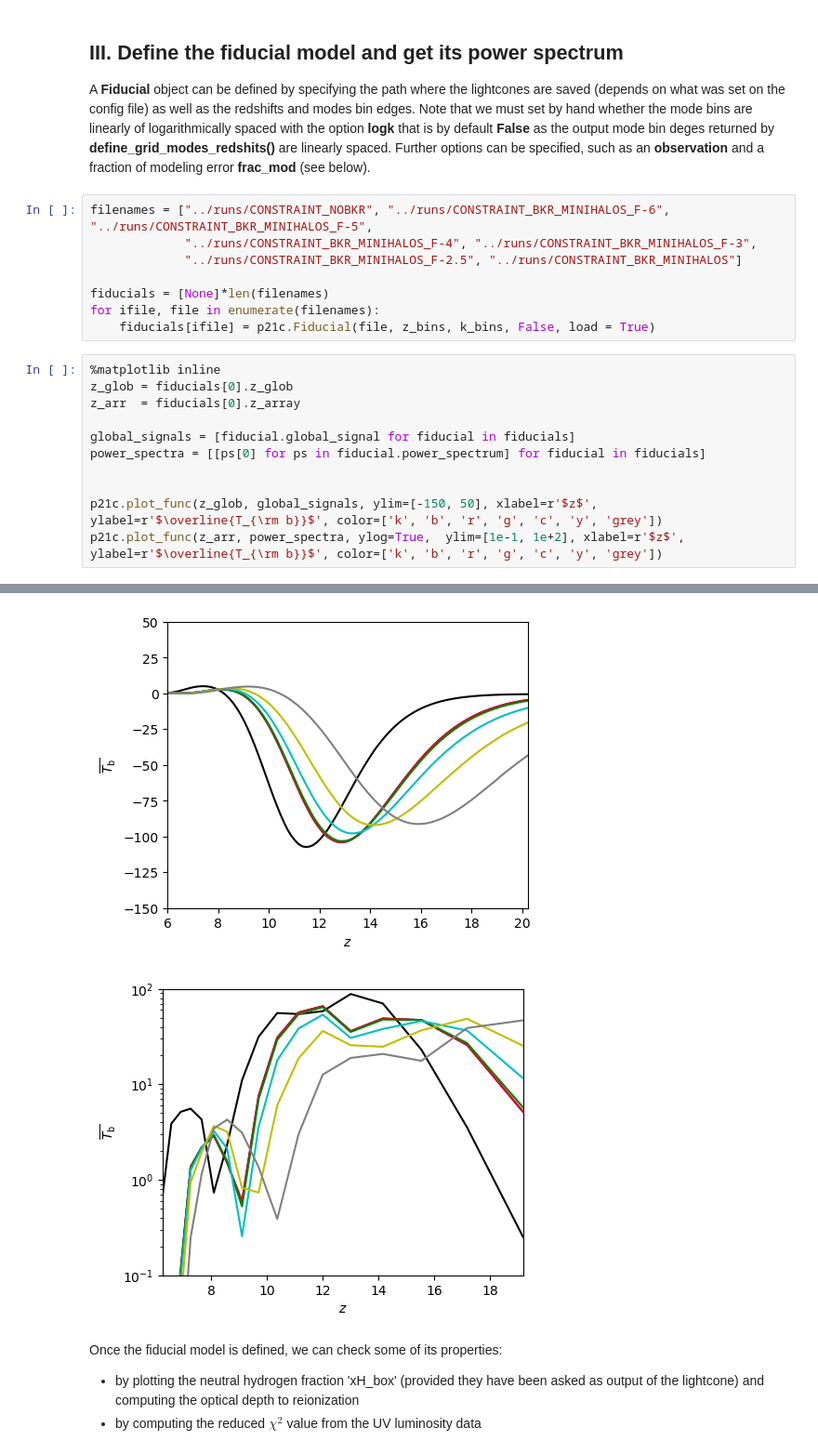
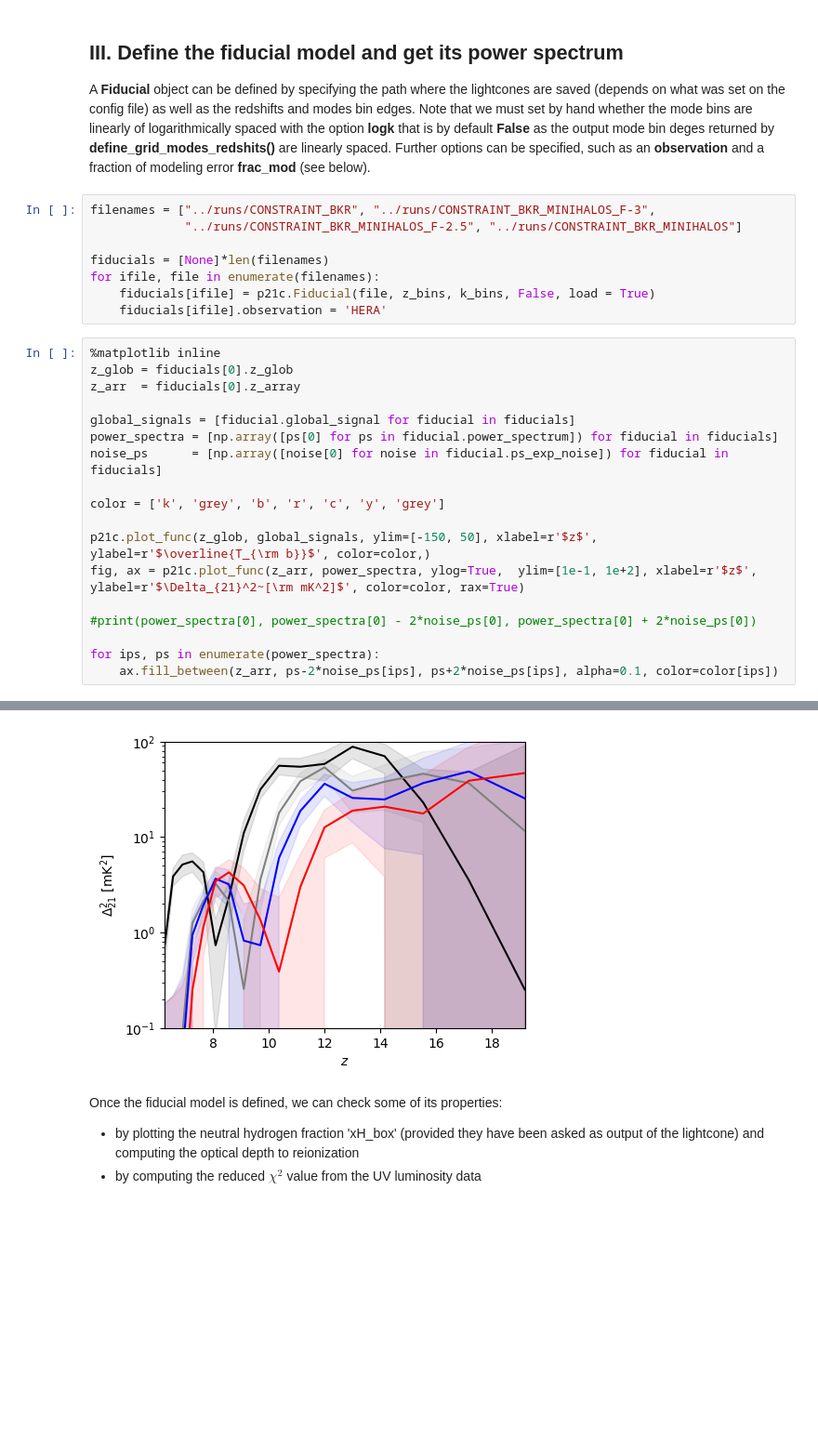
Before and after one commit to gaetanfacchinetti/21cmCAST, a Jupyter notebook: scripts/exec/test_minihalos.ipynb, the cells around one changed output, grey strips where cells are left out. Shown: that part at 93% size. Drawn from its saved outputs; the diff is of its cells as text; blank space fills up the shorter version.

```diff
--- a/scripts/exec/test_minihalos.ipynb
+++ b/scripts/exec/test_minihalos.ipynb
@@ -45,22 +45,29 @@ The mode bin edges are: [0.1        0.15329426 0.20658851 0.25988277 0.31317703
 
 A **Fiducial** object can be defined by specifying the path where the lightcones are saved (depends on what was set on the config file) as well as  the redshifts and modes bin edges. Note that we must set by hand whether the mode bins are linearly of logarithmically spaced with the option **logk**  that is by default **False** as the output mode bin deges returned by **define\_grid\_modes\_redshits()** are linearly spaced. Further options can be specified, such as an **observation**  and a fraction of modeling error **frac\_mod** (see below).
 # %%
-filenames = ["../runs/CONSTRAINT_NOBKR", "../runs/CONSTRAINT_BKR_MINIHALOS_F-6", "../runs/CONSTRAINT_BKR_MINIHALOS_F-5",
-             "../runs/CONSTRAINT_BKR_MINIHALOS_F-4", "../runs/CONSTRAINT_BKR_MINIHALOS_F-3",
+filenames = ["../runs/CONSTRAINT_BKR", "../runs/CONSTRAINT_BKR_MINIHALOS_F-3",
              "../runs/CONSTRAINT_BKR_MINIHALOS_F-2.5", "../runs/CONSTRAINT_BKR_MINIHALOS"]
 
 fiducials = [None]*len(filenames)
 for ifile, file in enumerate(filenames):
     fiducials[ifile] = p21c.Fiducial(file, z_bins, k_bins, False, load = True)
+    fiducials[ifile].observation = 'HERA'
 # %%
 %matplotlib inline
 z_glob = fiducials[0].z_glob
 z_arr  = fiducials[0].z_array
 
 global_signals = [fiducial.global_signal for fiducial in fiducials]
-power_spectra = [[ps[0] for ps in fiducial.power_spectrum] for fiducial in fiducials]
+power_spectra = [np.array([ps[0] for ps in fiducial.power_spectrum]) for fiducial in fiducials]
+noise_ps      = [np.array([noise[0] for noise in fiducial.ps_exp_noise]) for fiducial in fiducials]
 
+color = ['k', 'grey', 'b', 'r', 'c', 'y', 'grey']
 
-p21c.plot_func(z_glob, global_signals, ylim=[-150, 50], xlabel=r'$z$',  ylabel=r'$\overline{T_{\rm b}}$', color=['k', 'b', 'r', 'g', 'c', 'y', 'grey'])
-p21c.plot_func(z_arr, power_spectra, ylog=True,  ylim=[1e-1, 1e+2], xlabel=r'$z$',  ylabel=r'$\overline{T_{\rm b}}$', color=['k', 'b', 'r', 'g', 'c', 'y', 'grey'])
+p21c.plot_func(z_glob, global_signals, ylim=[-150, 50], xlabel=r'$z$',  ylabel=r'$\overline{T_{\rm b}}$', color=color,)
+fig, ax = p21c.plot_func(z_arr, power_spectra, ylog=True,  ylim=[1e-1, 1e+2], xlabel=r'$z$',  ylabel=r'$\Delta_{21}^2~[\rm mK^2]$', color=color, rax=True)
+
+#print(power_spectra[0], power_spectra[0] - 2*noise_ps[0], power_spectra[0] + 2*noise_ps[0])
+
+for ips, ps in enumerate(power_spectra):
+    ax.fill_between(z_arr, ps-2*noise_ps[ips], ps+2*noise_ps[ips], alpha=0.1, color=color[ips])
 # %% [output]
@@ -68,5 +75,4 @@ p21c.plot_func(z_arr, power_spectra, ylog=True,  ylim=[1e-1, 1e+2], xlabel=r'$z$
-[figure, old version]
+[figure, new version]
-[figure, removed]
 # %% [markdown]
 Once the fiducial model is defined, we can check some of its properties:
 - by plotting the neutral hydrogen fraction 'xH_box' (provided they have been asked as output of the lightcone) and computing the optical depth to reionization
```
Also changed, not shown: parts of 1 cell of this notebook, 8 other files.
